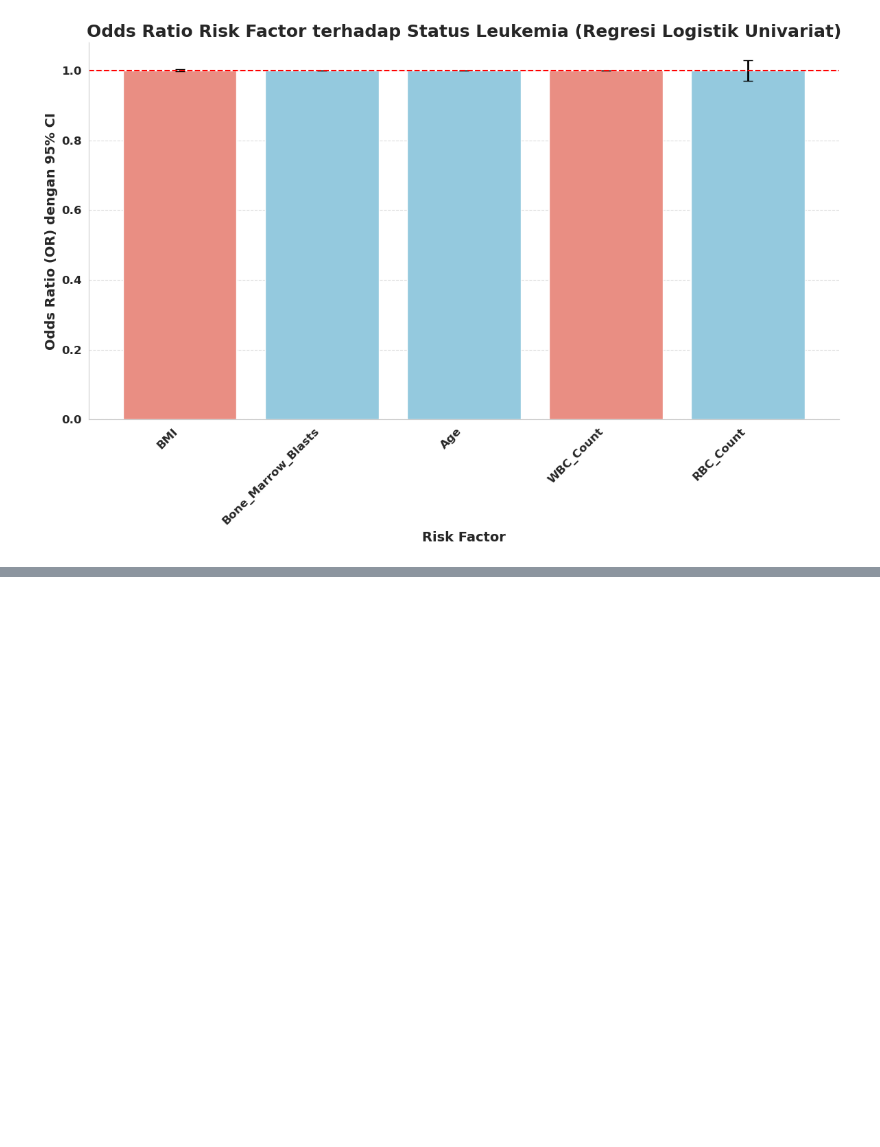
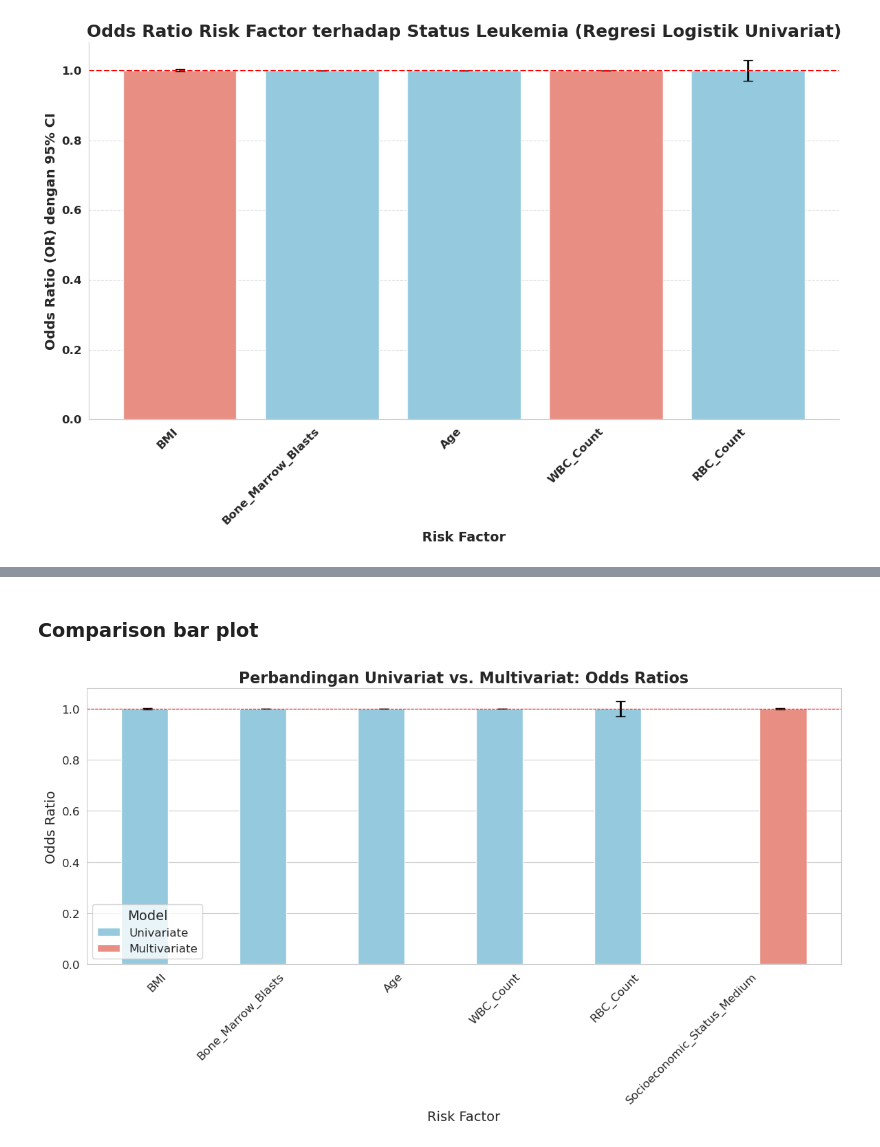
Before and after one commit to RizkiRdm/leukemia-projects, a Jupyter notebook: project_2_risk_factor_analysis/notebooks/04_regression_analysis.ipynb, the cells around one changed output, grey strips where cells are left out. Saved outputs shown, nothing was run; the diff lists cells and outputs as text; code cells hidden in the pictures; blank space fills up the shorter version.

Commit message:
feat: make a multivariate analyses

```diff
--- a/project_2_risk_factor_analysis/notebooks/04_regression_analysis.ipynb
+++ b/project_2_risk_factor_analysis/notebooks/04_regression_analysis.ipynb
@@ -210,0 +328,3 @@ Passing `palette` without assigning `hue` is deprecated and will be removed in v
+# %%
+df_visualize_multivariate = pd.DataFrame(list_multivariate)
+df_visualize_multivariate = df_visualize_multivariate.sort_values(by='Odds Ratio', ascending=False)
@@ -210,0 +371,53 @@ Passing `palette` without assigning `hue` is deprecated and will be removed in v
+# %% [markdown]
+### Comparison bar plot
+# %%
+df_comparison = pd.concat([
+    df_visualize_univariate.assign(Model="Univariate"),
+    df_visualize_multivariate.assign(Model="Multivariate"),
+])
+
+
+fig, ax = plt.subplots(figsize=(12,7))
+
+sns.barplot(
+    x="Risk Factor",
+    y="Odds Ratio",
+    data=df_comparison,
+    palette=['skyblue', 'salmon'],
+    dodge=True,
+    ax=ax,
+    hue='Model'
+)
+
+risk_factors = df_comparison['Risk Factor'].unique()
+models = df_comparison['Model'].unique()
+bar_width = 0.35
+
+for i, risk_factor in enumerate(risk_factors):
+    for j, model in enumerate(models):
+        data = df_comparison[(df_comparison['Risk Factor'] == risk_factor) & (df_comparison['Model'] == model)]
+        if not data.empty:
+            x_pos = i + (j - 0.5) * bar_width
+            ax.errorbar(
+                x=x_pos,
+                y=data['Odds Ratio'].values[0],
+                yerr=[
+                        [data['Odds Ratio'].values[0] - data['Lower CI'].values[0]],
+                        [data['Upper CI'].values[0] - data['Odds Ratio'].values[0]]
+                    ],
+                fmt='none',
+                ecolor='black',
+                capsize=5,
+                linewidth=2
+            )
+ax.set_title('Perbandingan Univariat vs. Multivariat: Odds Ratios')
+ax.set_xlabel('Risk Factor')
+ax.set_ylabel('Odds Ratio')
+ax.axhline(y=1, color='red', linestyle='--', linewidth=0.8)
+ax.legend(title="Model")
+# plt.xticks(range(len(risk_factors)), risk_factors, rotation=45, ha='right')
+plt.xticks(rotation=45, ha='right')
+plt.tight_layout()
+plt.show()
+# %% [output]
+[figure, added]
```
Also changed, not shown: parts of 11 cells of this notebook.
